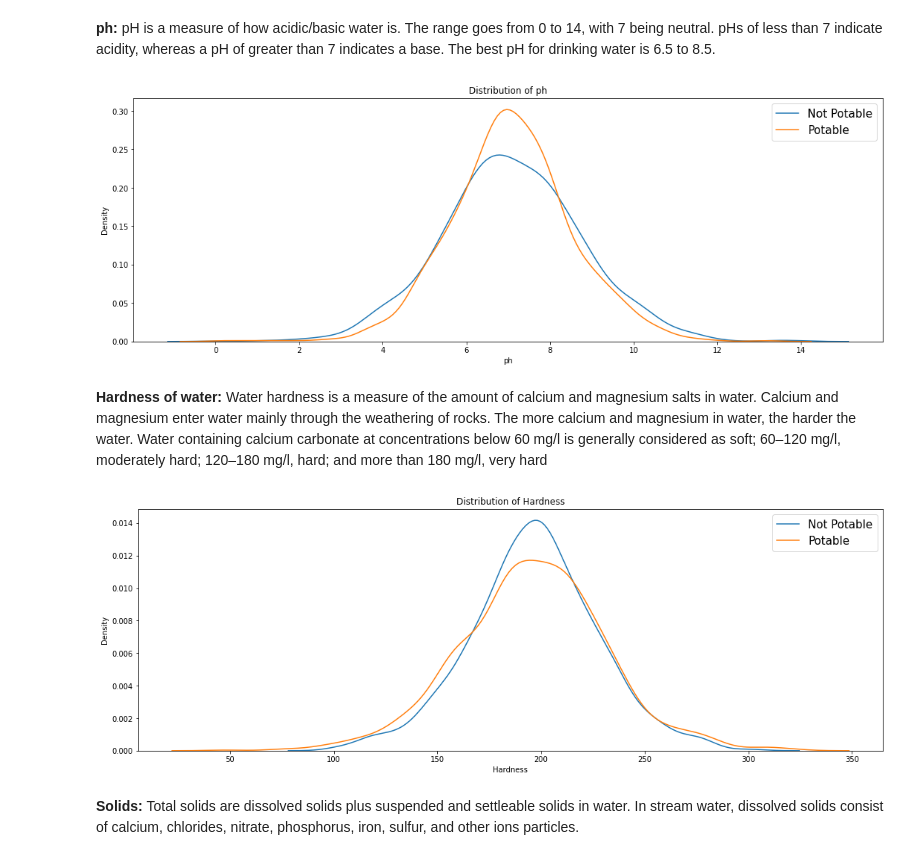
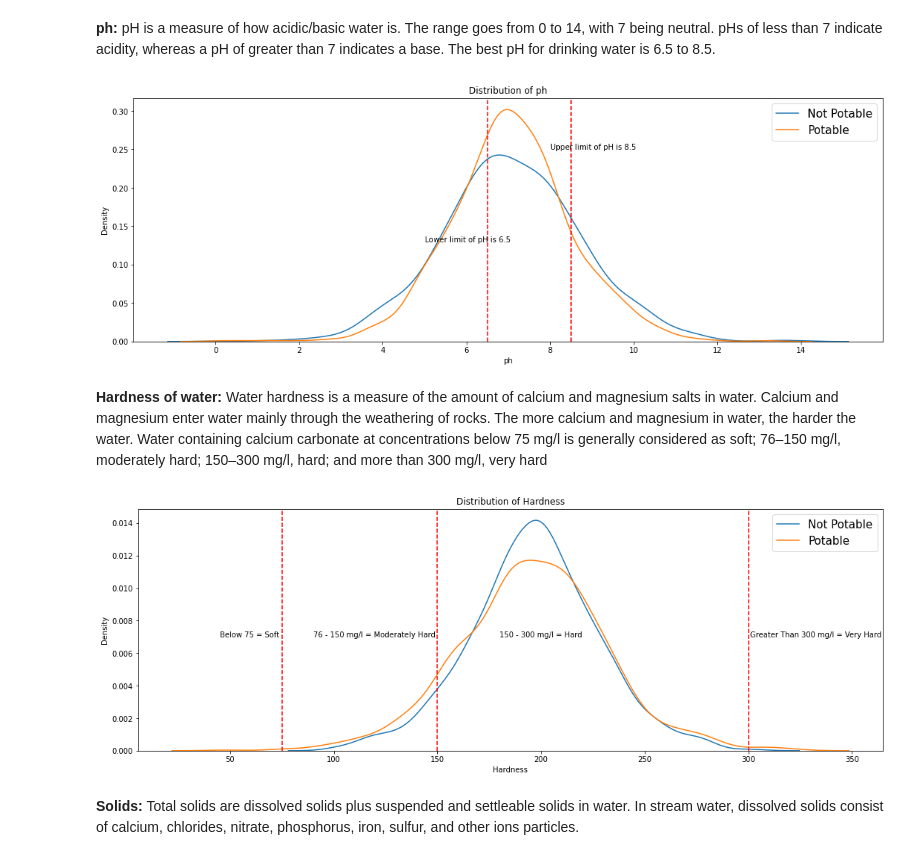
Before and after one commit to richardkhonan0797/Intro-Data-Science, a Jupyter notebook: Final_Project.ipynb, the cells around one changed output. Cells and saved outputs as stored; diff of their text form; code cells hidden in the pictures.

```diff
--- a/Final_Project.ipynb
+++ b/Final_Project.ipynb
@@ -80,24 +80,35 @@ plt.figure(figsize=(18, 6))
 plt.title("Distribution of ph")
 sns.kdeplot(not_potable["ph"], label="Not Potable")
 sns.kdeplot(potable["ph"], label="Potable")
+plt.axvline(x=6.5, linestyle="--", color="r")
+plt.axvline(x=8.5, linestyle="--", color="r")
+plt.annotate("Lower limit of pH is 6.5", xy=(5,0.13))
+plt.annotate("Upper limit of pH is 8.5", xy=(8,0.25))
 plt.legend(prop=dict(size=15))
 plt.show()
 # %% [output]
-[figure, old version]
+[figure, new version]
 # %% [markdown]
-<b>Hardness of water: </b>Water hardness is a measure of the amount of calcium and magnesium salts in water. Calcium and magnesium enter water mainly through the weathering of rocks. The more calcium and magnesium in water, the harder the water. Water containing calcium carbonate at concentrations below 60 mg/l is generally considered as soft; 60–120 mg/l, moderately hard; 120–180 mg/l, hard; and more than 180 mg/l, very hard
+<b>Hardness of water: </b>Water hardness is a measure of the amount of calcium and magnesium salts in water. Calcium and magnesium enter water mainly through the weathering of rocks. The more calcium and magnesium in water, the harder the water. Water containing calcium carbonate at concentrations below 75 mg/l is generally considered as soft; 76–150 mg/l, moderately hard; 150–300 mg/l, hard; and more than 300 mg/l, very hard
 # %%
 not_potable = df[df["Potability"] == 0]
 potable = df[df["Potability"] == 1]
 
 plt.figure(figsize=(18, 6))
 plt.title("Distribution of Hardness")
 sns.kdeplot(not_potable["Hardness"], label="Not Potable")
 sns.kdeplot(potable["Hardness"], label="Potable")
+plt.axvline(x=75, linestyle="--", color="r")
+plt.axvline(x=150, linestyle="--", color="r")
+plt.axvline(x=300, linestyle="--", color="r")
+plt.annotate("Below 75 = Soft", xy=(45, 0.007))
+plt.annotate("76 - 150 mg/l = Moderately Hard", xy=(90,0.007))
+plt.annotate("150 - 300 mg/l = Hard", xy=(180,0.007))
+plt.annotate("Greater Than 300 mg/l = Very Hard", xy=(301, 0.007))
 plt.legend(prop=dict(size=15))
 plt.show()
 # %% [output]
-[figure, old version]
+[figure, new version]
 # %% [markdown]
 <b>Solids: </b>Total solids are dissolved solids plus suspended and settleable solids in water. In stream water, dissolved solids consist of calcium, chlorides, nitrate, phosphorus, iron, sulfur, and other ions particles.
 # %%
```
Also changed, not shown: parts of 17 cells of this notebook.
